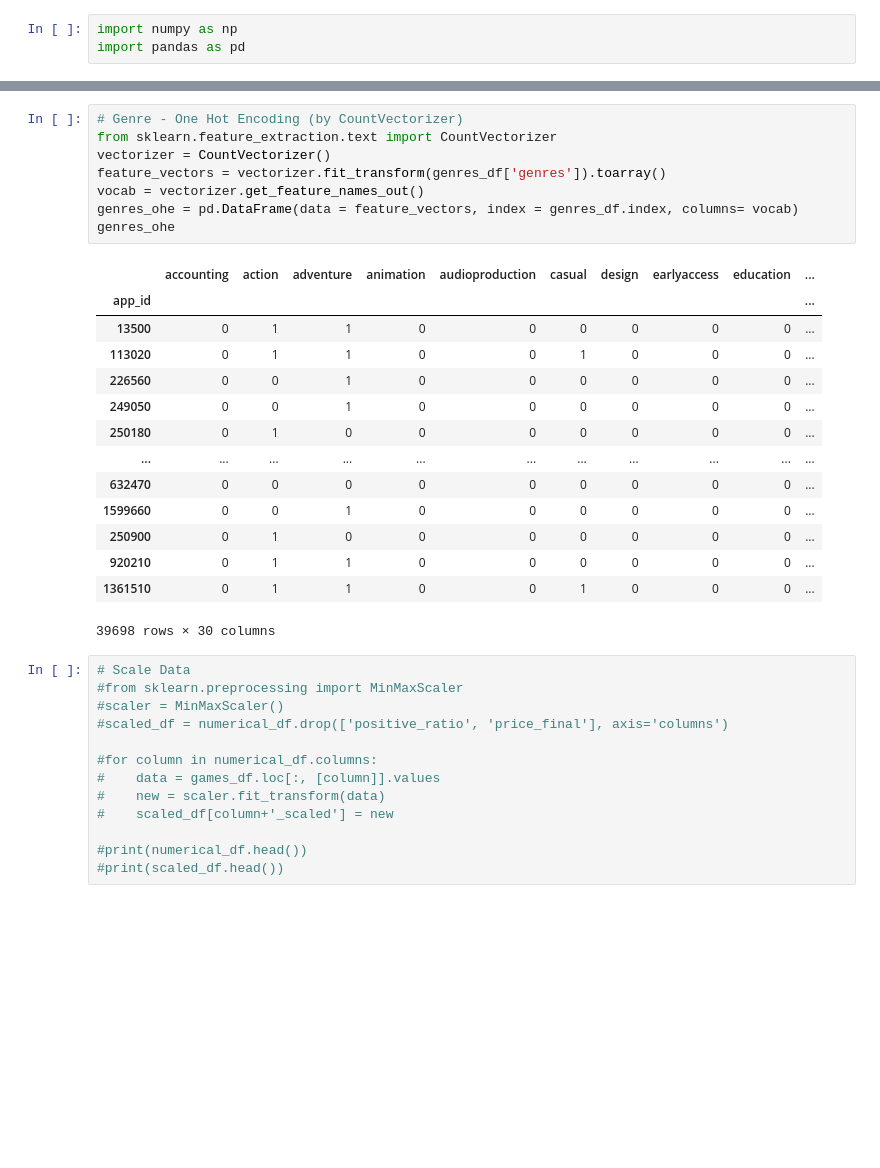
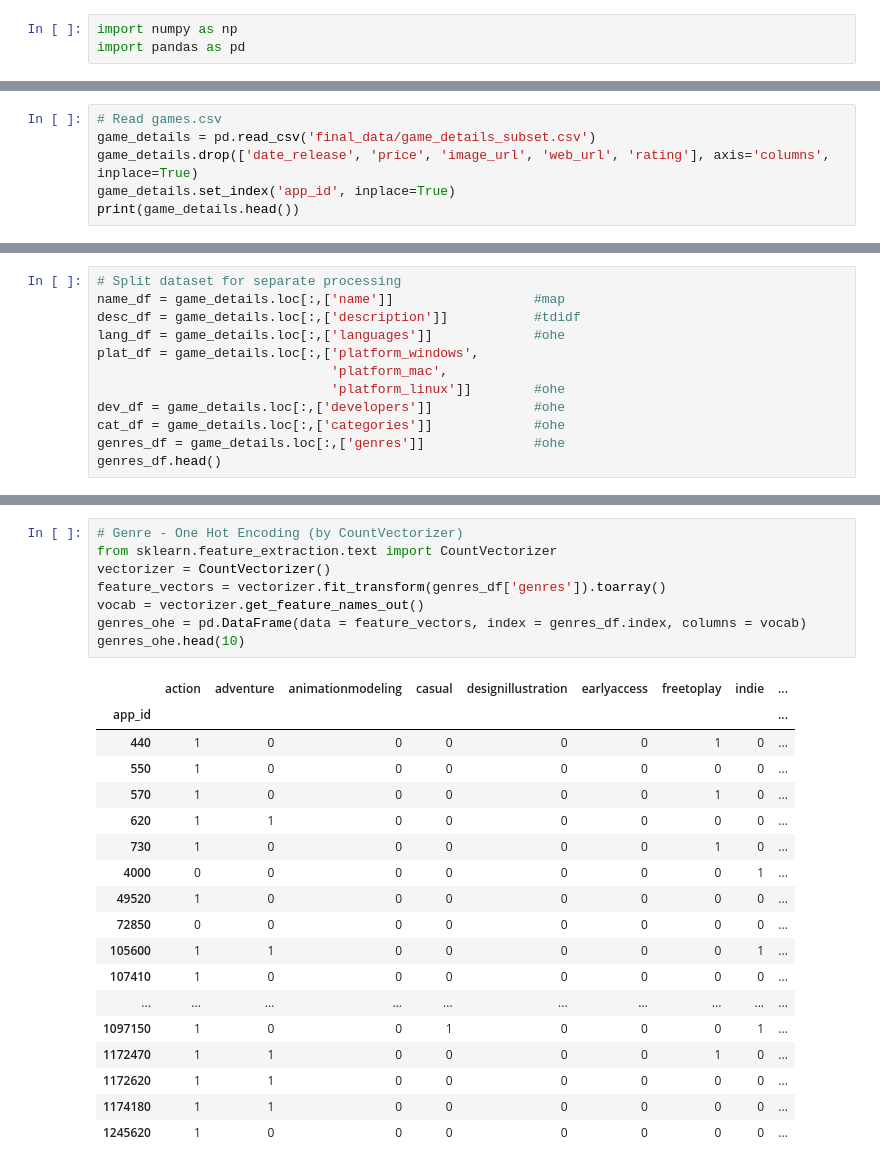
Before and after one commit to jbrandonlee/game-recommender-python-ml, a Jupyter notebook: content-based-filtering.ipynb, the cells around one changed output, grey strips where cells are left out. Cells and saved outputs as stored; diff of their text form; blank space fills up the shorter version.

```diff
--- a/content-based-filtering.ipynb
+++ b/content-based-filtering.ipynb
@@ -61,0 +6,6 @@ Name: genres, Length: 39698, dtype: object
+# %%
+# Read games.csv
+game_details = pd.read_csv('final_data/game_details_subset.csv')
+game_details.drop(['date_release', 'price', 'image_url', 'web_url', 'rating'], axis='columns', inplace=True)
+game_details.set_index('app_id', inplace=True)
+print(game_details.head())
@@ -61,0 +30,12 @@ Name: genres, Length: 39698, dtype: object
+# %%
+# Split dataset for separate processing
+name_df = game_details.loc[:,['name']]                  #map
+desc_df = game_details.loc[:,['description']]           #tdidf
+lang_df = game_details.loc[:,['languages']]             #ohe
+plat_df = game_details.loc[:,['platform_windows',
+                              'platform_mac',
+                              'platform_linux']]        #ohe
+dev_df = game_details.loc[:,['developers']]             #ohe
+cat_df = game_details.loc[:,['categories']]             #ohe
+genres_df = game_details.loc[:,['genres']]              #ohe
+genres_df.head()
@@ -62,36 +50,27 @@ Name: genres, Length: 39698, dtype: object
 # %%
 # Genre - One Hot Encoding (by CountVectorizer)
 from sklearn.feature_extraction.text import CountVectorizer
 vectorizer = CountVectorizer()
 feature_vectors = vectorizer.fit_transform(genres_df['genres']).toarray()
 vocab = vectorizer.get_feature_names_out()
-genres_ohe = pd.DataFrame(data = feature_vectors, index = genres_df.index, columns= vocab)
-genres_ohe
+genres_ohe = pd.DataFrame(data = feature_vectors, index = genres_df.index, columns = vocab)
+genres_ohe.head(10)
 # %% [output]
-|  | accounting | action | adventure | animation | audioproduction | casual | design | earlyaccess | education | ... |
-| app_id |  |  |  |  |  |  |  |  |  | ... |
-| 13500 | 0 | 1 | 1 | 0 | 0 | 0 | 0 | 0 | 0 | ... |
-| 113020 | 0 | 1 | 1 | 0 | 0 | 1 | 0 | 0 | 0 | ... |
-| 226560 | 0 | 0 | 1 | 0 | 0 | 0 | 0 | 0 | 0 | ... |
-| 249050 | 0 | 0 | 1 | 0 | 0 | 0 | 0 | 0 | 0 | ... |
-| 250180 | 0 | 1 | 0 | 0 | 0 | 0 | 0 | 0 | 0 | ... |
-| ... | ... | ... | ... | ... | ... | ... | ... | ... | ... | ... |
-| 632470 | 0 | 0 | 0 | 0 | 0 | 0 | 0 | 0 | 0 | ... |
-| 1599660 | 0 | 0 | 1 | 0 | 0 | 0 | 0 | 0 | 0 | ... |
-| 250900 | 0 | 1 | 0 | 0 | 0 | 0 | 0 | 0 | 0 | ... |
-| 920210 | 0 | 1 | 1 | 0 | 0 | 0 | 0 | 0 | 0 | ... |
-| 1361510 | 0 | 1 | 1 | 0 | 0 | 1 | 0 | 0 | 0 | ... |
+|  | action | adventure | animationmodeling | casual | designillustration | earlyaccess | freetoplay | indie | ... |
+| app_id |  |  |  |  |  |  |  |  | ... |
+| 440 | 1 | 0 | 0 | 0 | 0 | 0 | 1 | 0 | ... |
+| 550 | 1 | 0 | 0 | 0 | 0 | 0 | 0 | 0 | ... |
+| 570 | 1 | 0 | 0 | 0 | 0 | 0 | 1 | 0 | ... |
+| 620 | 1 | 1 | 0 | 0 | 0 | 0 | 0 | 0 | ... |
+| 730 | 1 | 0 | 0 | 0 | 0 | 0 | 1 | 0 | ... |
+| 4000 | 0 | 0 | 0 | 0 | 0 | 0 | 0 | 1 | ... |
+| 49520 | 1 | 0 | 0 | 0 | 0 | 0 | 0 | 0 | ... |
+| 72850 | 0 | 0 | 0 | 0 | 0 | 0 | 0 | 0 | ... |
+| 105600 | 1 | 1 | 0 | 0 | 0 | 0 | 0 | 1 | ... |
+| 107410 | 1 | 0 | 0 | 0 | 0 | 0 | 0 | 0 | ... |
+| ... | ... | ... | ... | ... | ... | ... | ... | ... | ... |
+| 1097150 | 1 | 0 | 0 | 1 | 0 | 0 | 0 | 1 | ... |
+| 1172470 | 1 | 1 | 0 | 0 | 0 | 0 | 1 | 0 | ... |
+| 1172620 | 1 | 1 | 0 | 0 | 0 | 0 | 0 | 0 | ... |
+| 1174180 | 1 | 1 | 0 | 0 | 0 | 0 | 0 | 0 | ... |
+| 1245620 | 1 | 0 | 0 | 0 | 0 | 0 | 0 | 0 | ... |
-39698 rows × 30 columns
-# %%
-# Scale Data
-#from sklearn.preprocessing import MinMaxScaler
-#scaler = MinMaxScaler()
-#scaled_df = numerical_df.drop(['positive_ratio', 'price_final'], axis='columns')
-
-#for column in numerical_df.columns:
-#    data = games_df.loc[:, [column]].values
-#    new = scaler.fit_transform(data)
-#    scaled_df[column+'_scaled'] = new
-
-#print(numerical_df.head())
-#print(scaled_df.head())
```
Also changed, not shown: parts of 10 cells of this notebook, 3 other files.
